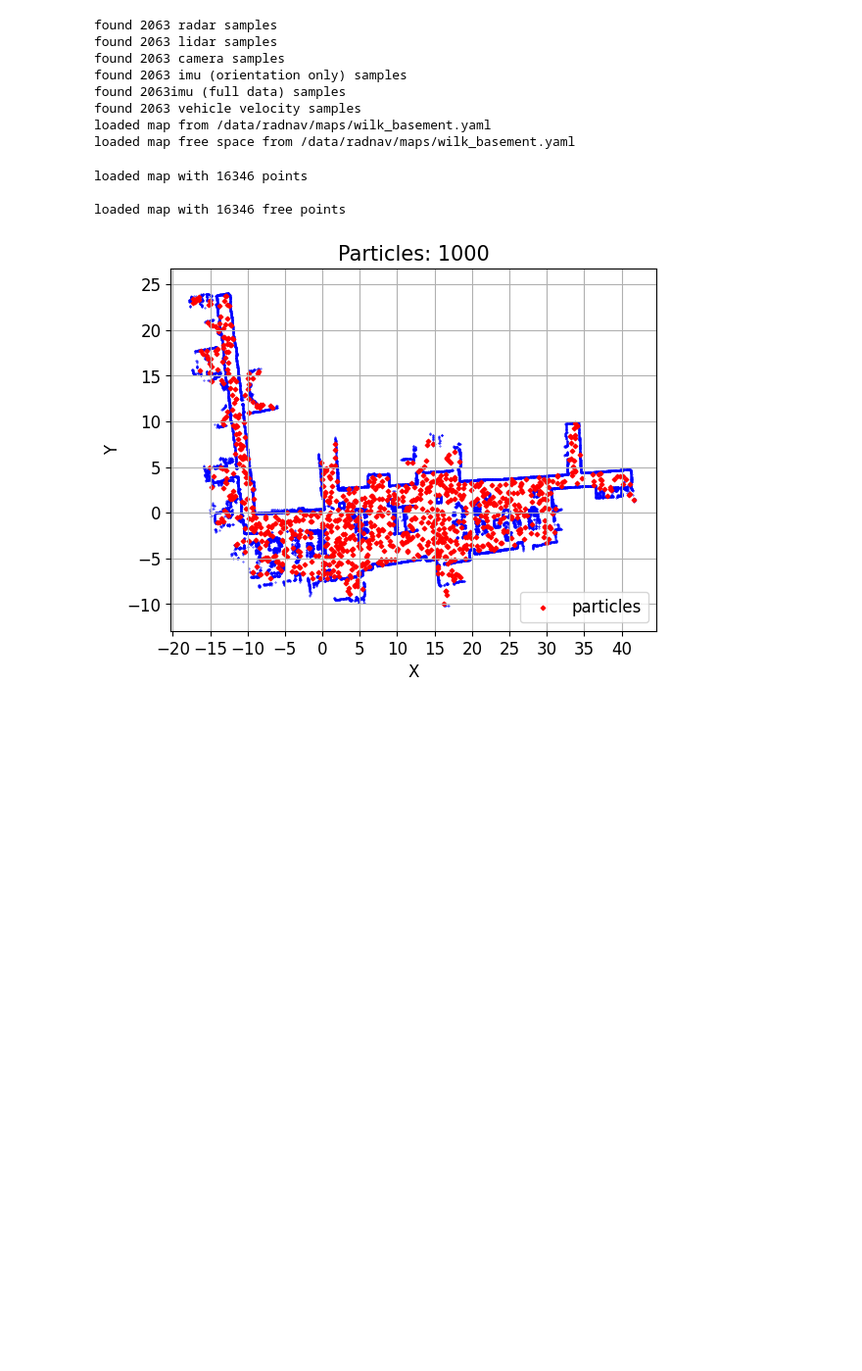
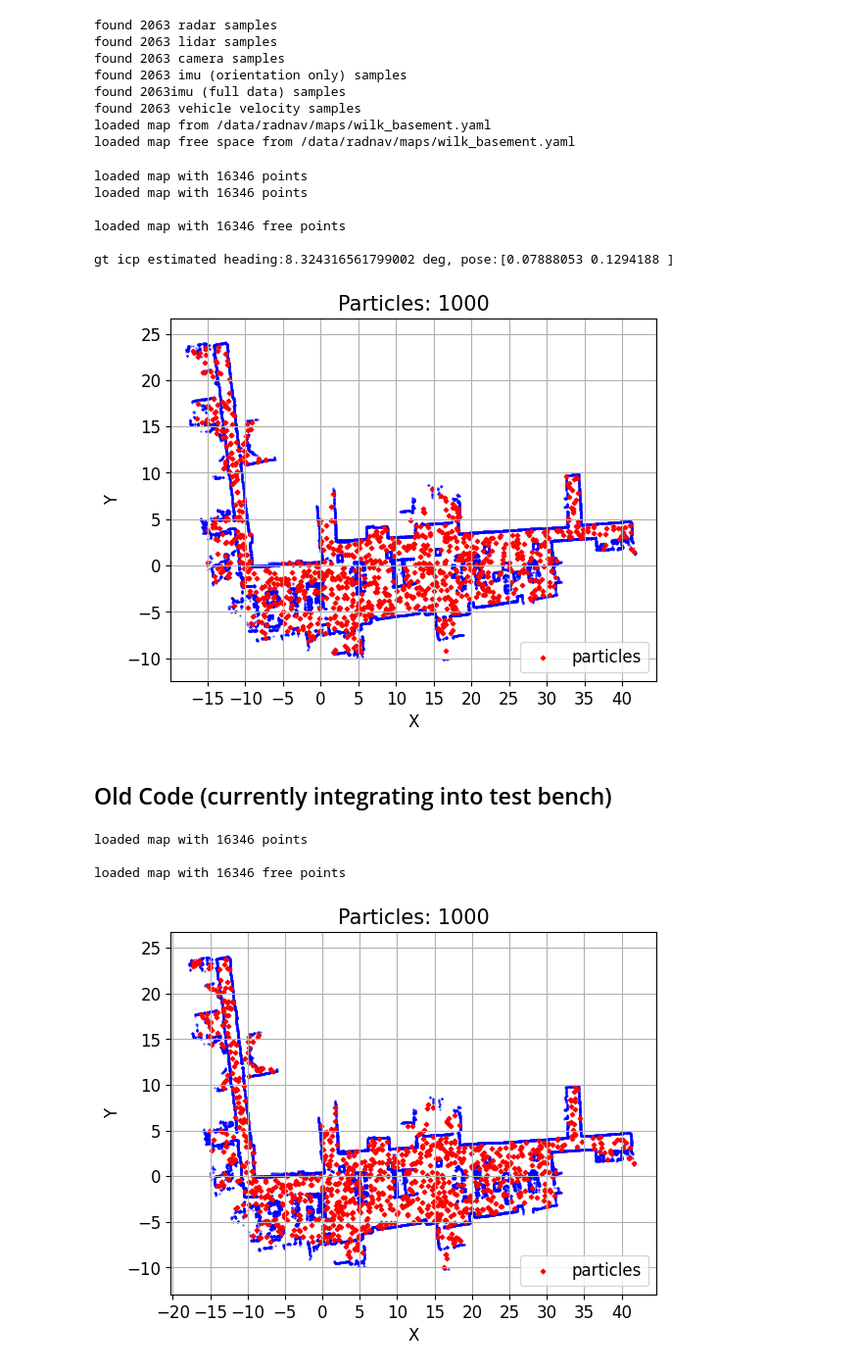
Before and after one commit to davidmhunt/odometry, a Jupyter notebook: notebooks/eval_particle_filter.ipynb, the cells around one changed output. Shown at 98% size. Saved outputs shown, nothing was run; the diff lists cells and outputs as text; code cells hidden in the pictures; blank space fills up the shorter version.

Commit message:
confirmed initial initialization of the test bench

```diff
--- a/notebooks/eval_particle_filter.ipynb
+++ b/notebooks/eval_particle_filter.ipynb
@@ -47,6 +48,53 @@ found 2063imu (full data) samples
 found 2063 vehicle velocity samples
 loaded map from /data/radnav/maps/wilk_basement.yaml
 loaded map free space from /data/radnav/maps/wilk_basement.yaml
+# %%
+particle_filter = particleFilter(
+    motion_model=GyroEncoderIntegrator(),
+    max_particles=1000,
+    measurement_sigma=0.5
+)
+
+lidar_odometry = icp2DLocalization(
+    icp_matching_distance_threshold=0.6,
+    icp_best_points_percentile=50,
+    icp_convergence_translation_threshold=1e-3,
+    icp_convergence_rotation_threshold=1e-4,
+    icp_point_pairs_threshold=10,
+    icp_max_iterations=20,
+    self_detection_radius_m=0.25
+)
+# %%
+test_bench = combinedPCPFInertial(
+    localizer=particle_filter,
+    gt_localizer=lidar_odometry,
+    map_handler=map_handler,
+    dataset=dataset,
+    vel_filter_v_thresh = 0.1,
+    vel_filter_enabled = True,
+    min_static_rejection_radius = 1.5, #was 0.5
+    dynamic_cluster_eps = 1.5, #was 3
+    dynamic_cluster_min_samples = 15 #was 50
+)
+
+start_heading = np.deg2rad(-6.1)
+start_pose = np.array([0.03,0.11])
+
+test_bench.init_localization(
+    est_start_heading_rad=start_heading,
+    est_start_pose_m=start_pose,
+    show=True
+)
+# %% [output]
+loaded map with 16346 points
+loaded map with 16346 points
+
+loaded map with 16346 free points
+
+gt icp estimated heading:8.324316561799002 deg, pose:[0.07888053 0.1294188 ]
+[figure, added]
+# %% [markdown]
+## Old Code (currently integrating into test bench)
 # %%
 #TODO: move to the test bench
 particle_filter = particleFilter(max_particles=1000)
```
Also changed, not shown: parts of 2 cells of this notebook, 1 other file.
